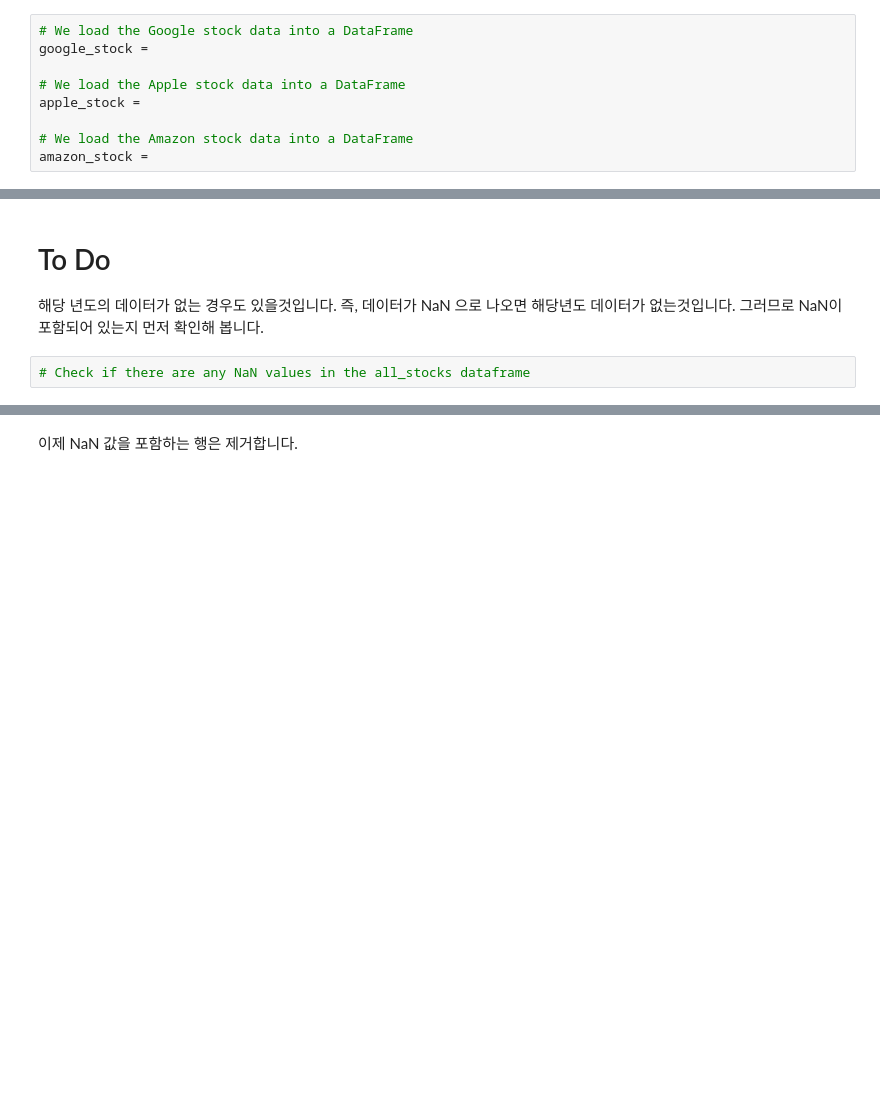
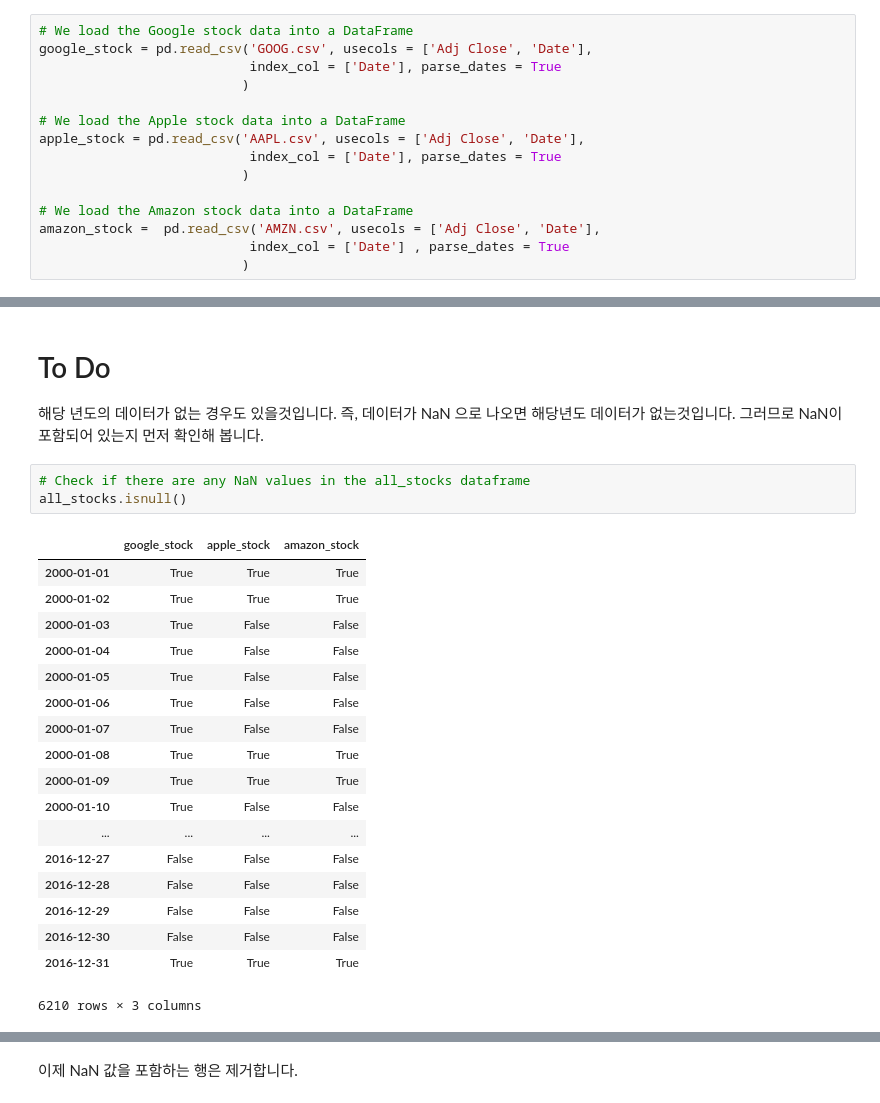
Before and after one commit to hihe81/Study_Python, a Jupyter notebook: 20190804/2.b 실습 Statistics from Stock Data.ipynb, the cells around one changed output, grey strips where cells are left out. Saved outputs shown, nothing was run; the diff lists cells and outputs as text; blank space fills up the shorter version.

```diff
--- a/20190804/2.b 실습 Statistics from Stock Data.ipynb
+++ b/20190804/2.b 실습 Statistics from Stock Data.ipynb
@@ -34,13 +42,19 @@ hints:
 Fill in the code below:
 # %%
 # We load the Google stock data into a DataFrame
-google_stock =
+google_stock = pd.read_csv('GOOG.csv', usecols = ['Adj Close', 'Date'],
+                           index_col = ['Date'], parse_dates = True
+                          )
 
 # We load the Apple stock data into a DataFrame
-apple_stock =
+apple_stock = pd.read_csv('AAPL.csv', usecols = ['Adj Close', 'Date'],
+                           index_col = ['Date'], parse_dates = True
+                          )
 
 # We load the Amazon stock data into a DataFrame
-amazon_stock =
+amazon_stock =  pd.read_csv('AMZN.csv', usecols = ['Adj Close', 'Date'],
+                           index_col = ['Date'] , parse_dates = True
+                          )
 # %% [markdown]
 다음처럼 출력해 봅니다.
 # %%
@@ -95,3 +178,23 @@ all_stocks =
 해당 년도의 데이터가 없는 경우도 있을것입니다. 즉, 데이터가 NaN 으로 나오면 해당년도 데이터가 없는것입니다. 그러므로 NaN이 포함되어 있는지 먼저 확인해 봅니다.
 # %%
 # Check if there are any NaN values in the all_stocks dataframe
+all_stocks.isnull()
+# %% [output]
+|  | google_stock | apple_stock | amazon_stock |
+| 2000-01-01 | True | True | True |
+| 2000-01-02 | True | True | True |
+| 2000-01-03 | True | False | False |
+| 2000-01-04 | True | False | False |
+| 2000-01-05 | True | False | False |
+| 2000-01-06 | True | False | False |
+| 2000-01-07 | True | False | False |
+| 2000-01-08 | True | True | True |
+| 2000-01-09 | True | True | True |
+| 2000-01-10 | True | False | False |
+| ... | ... | ... | ... |
+| 2016-12-27 | False | False | False |
+| 2016-12-28 | False | False | False |
+| 2016-12-29 | False | False | False |
+| 2016-12-30 | False | False | False |
+| 2016-12-31 | True | True | True |
+6210 rows × 3 columns
```
Also changed, not shown: parts of 19 cells of this notebook, 3 other files.
